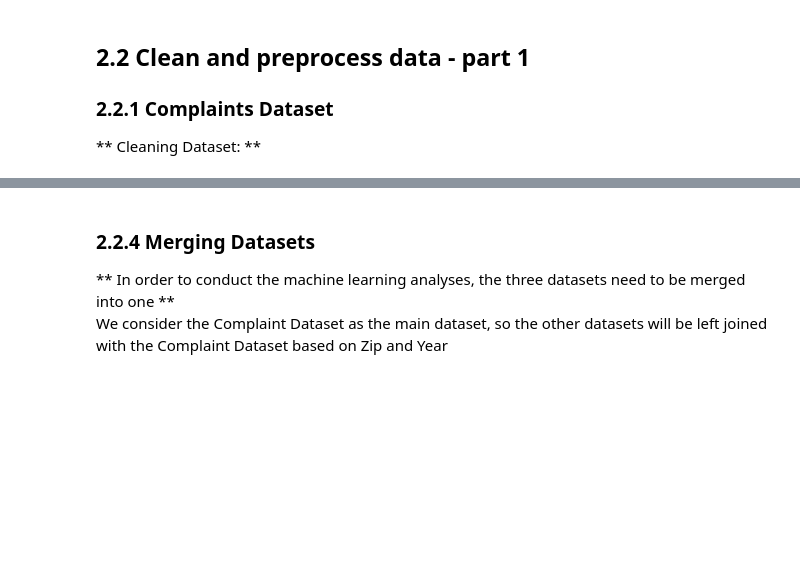
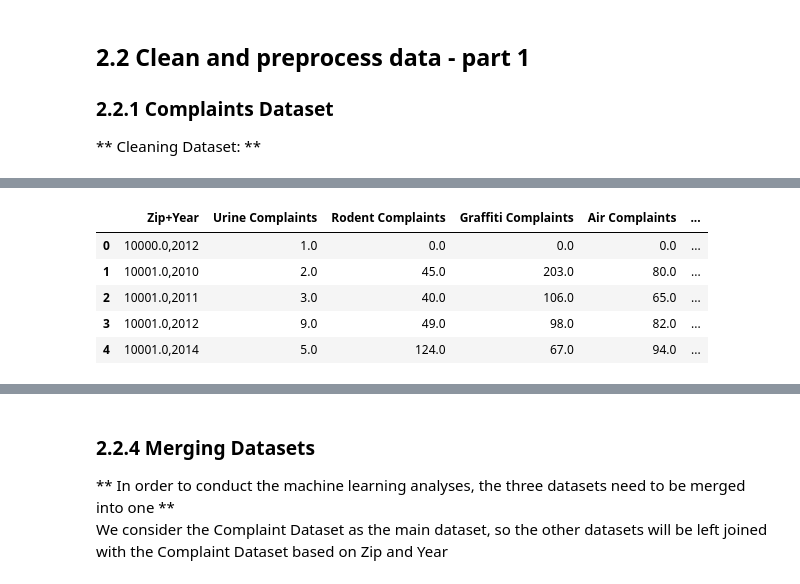
Before and after one commit to cschleidt/sdaav, a Jupyter notebook: notebooks/Social-Data-Final-Project-Notebook.ipynb, the cells around one changed output, grey strips where cells are left out. Cells and saved outputs as stored; diff of their text form; code cells hidden in the pictures; blank space fills up the shorter version.

```diff
--- a/notebooks/Social-Data-Final-Project-Notebook.ipynb
+++ b/notebooks/Social-Data-Final-Project-Notebook.ipynb
@@ -211,3 +235,12 @@ zip_newdf_yearly = zip_newdf_yearly.fillna(0)
+# %%
+zip_newdf_yearly.head()
+# %% [output]
+|  | Zip+Year | Urine Complaints | Rodent Complaints | Graffiti Complaints | Air Complaints | ... |
+| 0 | 10000.0,2012 | 1.0 | 0.0 | 0.0 | 0.0 | ... |
+| 1 | 10001.0,2010 | 2.0 | 45.0 | 203.0 | 80.0 | ... |
+| 2 | 10001.0,2011 | 3.0 | 40.0 | 106.0 | 65.0 | ... |
+| 3 | 10001.0,2012 | 9.0 | 49.0 | 98.0 | 82.0 | ... |
+| 4 | 10001.0,2014 | 5.0 | 124.0 | 67.0 | 94.0 | ... |
 # %% [markdown]
 ### **2.2.2 Tree Census Dataset**
 ** Cleaning and aggreating Dataset: **<br />
```
Also changed, not shown: parts of 38 cells of this notebook.
